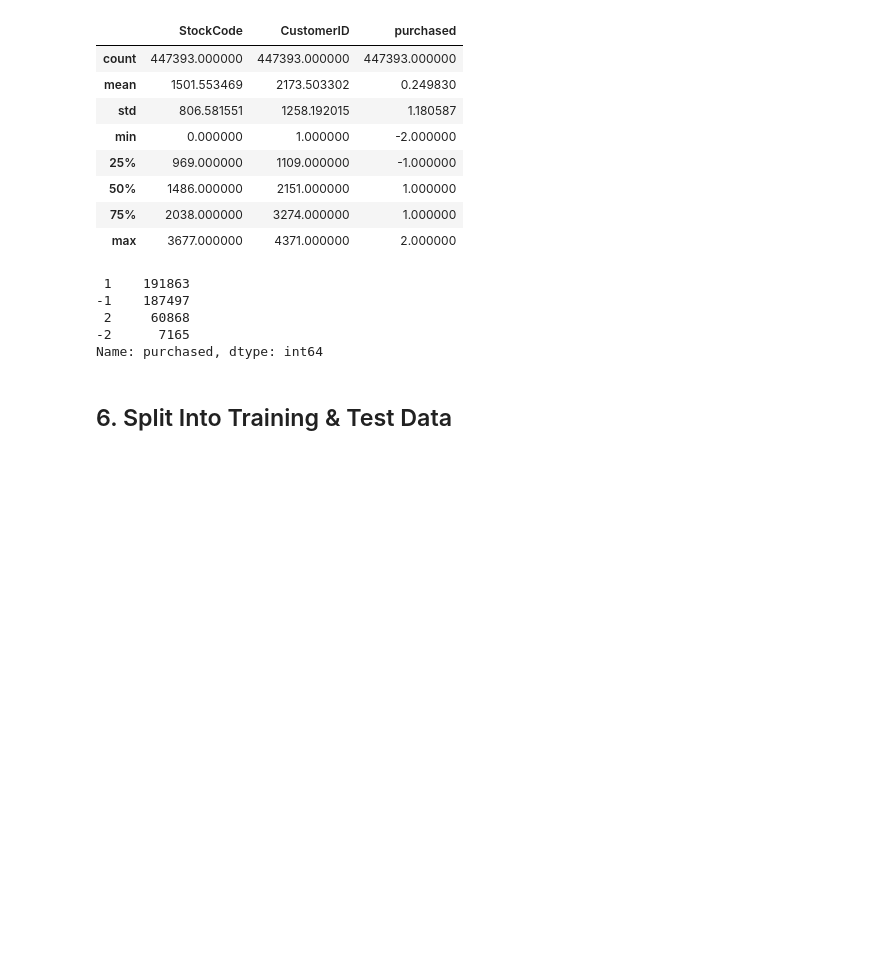
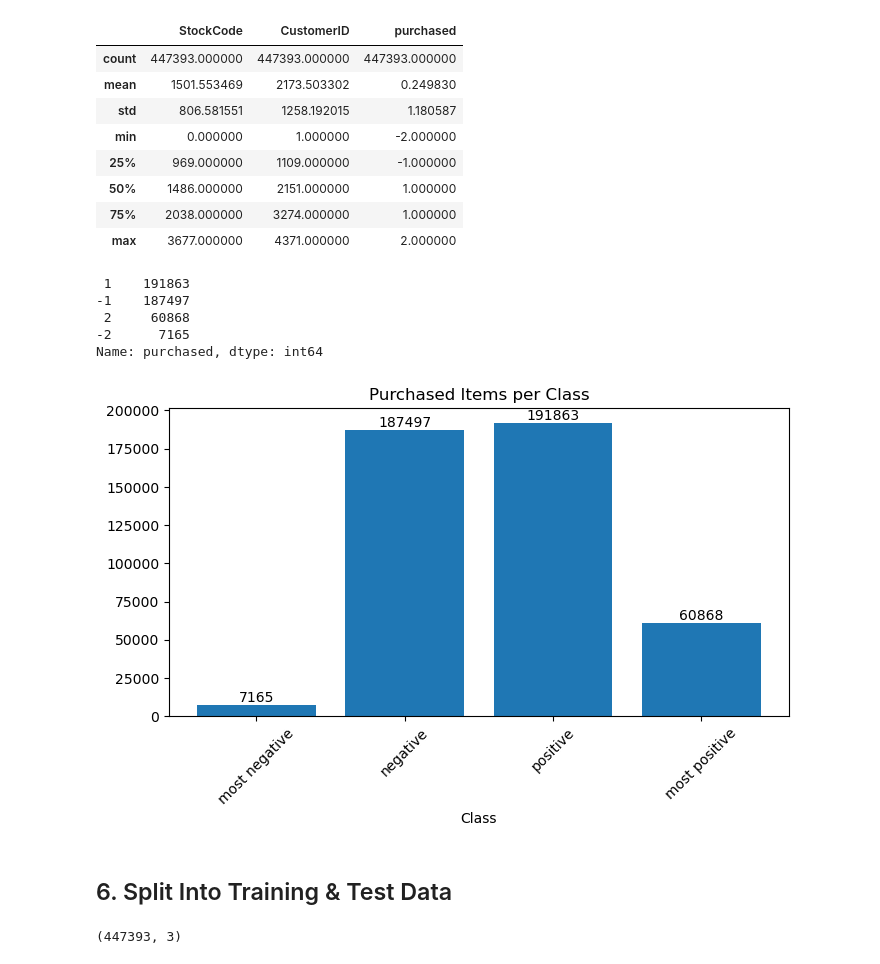
Before and after one commit to uadR1/Master-Thesis-Building-and-Evaluating-Candidate-Generation-Models-with-Neural-Networks, a Jupyter notebook: 02_Data_Preparation/01_OnlineRetail_Preparation.ipynb, the cells around one changed output. Drawn from its saved outputs; the diff is of its cells as text; code cells hidden in the pictures; blank space fills up the shorter version.

```diff
--- a/02_Data_Preparation/01_OnlineRetail_Preparation.ipynb
+++ b/02_Data_Preparation/01_OnlineRetail_Preparation.ipynb
@@ -444,8 +502,60 @@ df_ratings.purchased.value_counts()
  2     60868
 -2      7165
 Name: purchased, dtype: int64
+# %%
+# Visualization
+dist_classes = pd.DataFrame(df_ratings.purchased.value_counts())
+dist_classes.reset_index(inplace=True)
+dist_classes.columns = ['class', 'purchased']
+
+# Apply function with lambda for the condition:
+dist_classes['class'] = dist_classes['class'].apply(lambda x: 4 if x == 2 else x)
+dist_classes['class'] = dist_classes['class'].apply(lambda x: 3 if x == 1 else x)
+dist_classes['class'] = dist_classes['class'].apply(lambda x: 2 if x == -1 else x)
+dist_classes['class'] = dist_classes['class'].apply(lambda x: 1 if x == -2 else x)
+
+
+import matplotlib.pyplot as plt
+
+# Create a vertical bar chart
+fig, ax = plt.subplots()
+bars = ax.bar(dist_classes['class'], dist_classes['purchased'])
+
+# Display the values on the graph
+for bar in bars:
+    height = bar.get_height()
+    ax.text(bar.get_x() + bar.get_width() / 2, height, f'{height}', ha='center', va='bottom')
+
+# Set labels and title
+ax.set_xlabel('Class')
+#ax.set_ylabel('Purchased')
+ax.set_title('Purchased Items per Class')
+
+# Set x-axis ticks with 4 steps from 1 to 4
+ax.set_xticks(range(1, 5))
+
+# Create a mapping dictionary for custom labels
+class_labels = {
+    1: 'most negative',
+    2: 'negative',
+    3: 'positive',
+    4: 'most positive'
+}
+
+# Set custom x-axis labels and rotate them by 45 degrees
+ax.set_xticklabels([class_labels[i] for i in range(1, 5)], rotation=45)
+
+# Show the plot
+plt.show()
+# %% [output]
+[figure, added]
 # %% [markdown]
 ## 6. Split Into Training & Test Data
+# %%
+# Df Ratings Shape before Split
+df_ratings.shape
+# %% [output]
+(447393, 3)
 # %%
 # Load the Chronological Splitter
 from recommenders.datasets.python_splitters import python_stratified_split
```
Also changed, not shown: parts of 20 cells of this notebook, 1 other file.
